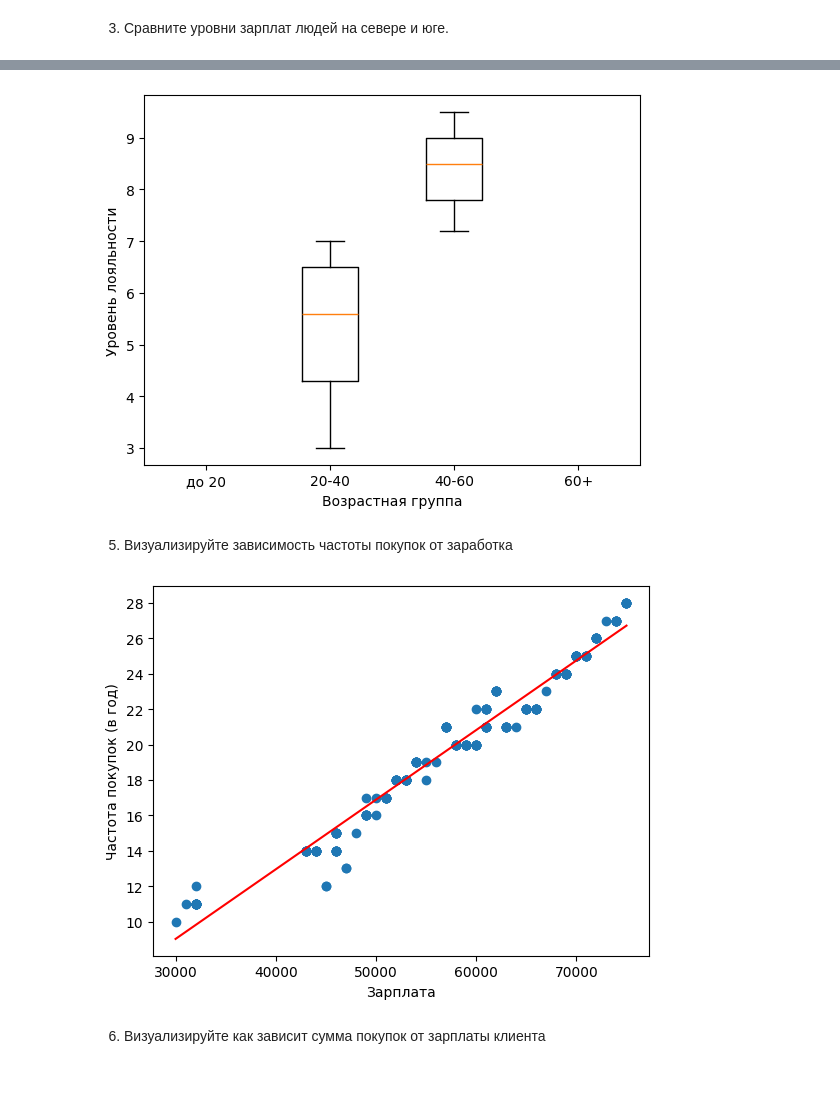
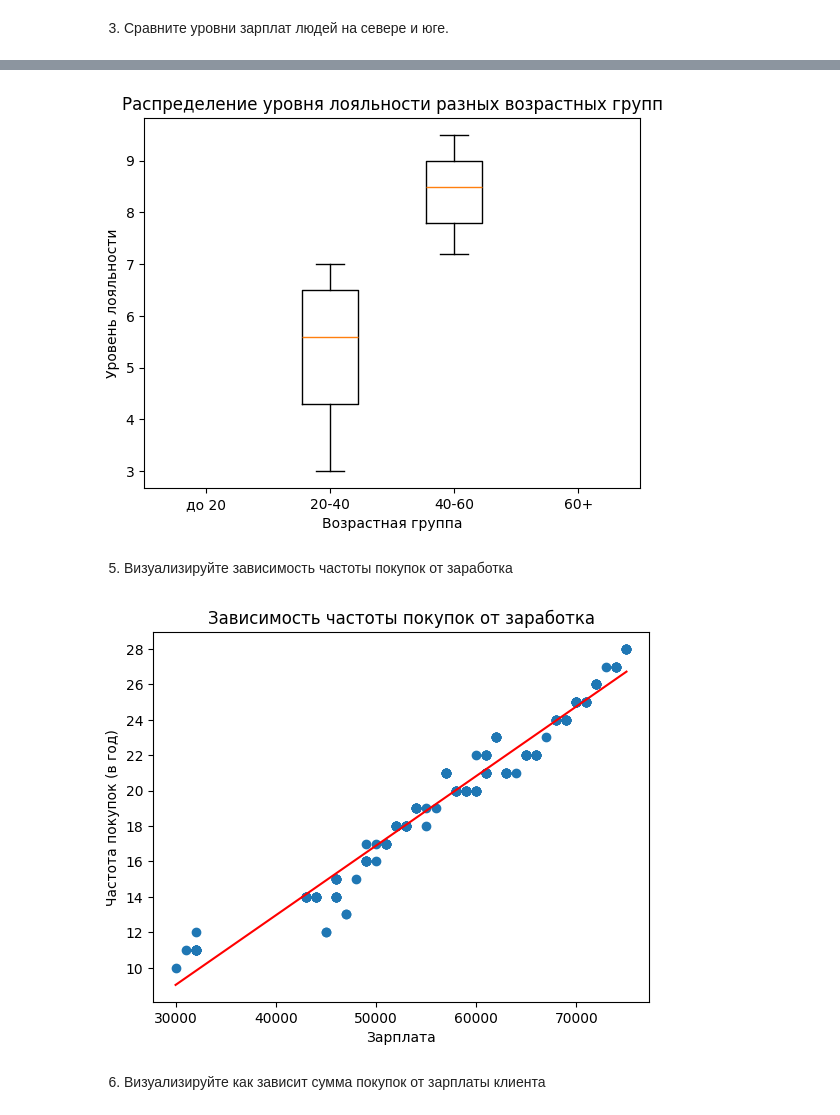
Before and after one commit to zloyaloha/ML, a Jupyter notebook: lab1.ipynb, the cells around one changed output, grey strips where cells are left out. Drawn from its saved outputs; the diff is of its cells as text; code cells hidden in the pictures; blank space fills up the shorter version.

```diff
--- a/lab1.ipynb
+++ b/lab1.ipynb
@@ -343,4 +343,5 @@ plt.show()
 # %%
+plt.title('Распределение уровня лояльности разных возрастных групп')
 df20 = df[df["age"] < 20]["loyalty_score"]
 df2040 = df[(df["age"] >= 20) & (df["age"] < 40)]["loyalty_score"]
 df4060 = df[(df["age"] >= 40) & (df["age"] < 60)]["loyalty_score"]
@@ -352,21 +353,22 @@ plt.xlabel('Возрастная группа')
 plt.ylabel('Уровень лояльности')
 plt.show()
 # %% [output]
-[figure, old version]
+[figure, new version]
 # %% [markdown]
 5. Визуализируйте зависимость частоты покупок от заработка
 # %%
+plt.title('Зависимость частоты покупок от заработка')
 plt.scatter(df["annual_income"], df["purchase_frequency"])
 z = np.polyfit(df["annual_income"], df["purchase_frequency"], 1)
 p = np.poly1d(z)
 x = np.linspace(df["annual_income"].min(), df["annual_income"].max(), 100)
 plt.plot(x, p(x), color='red')
 plt.xlabel('Зарплата')
 plt.ylabel('Частота покупок (в год)')
 plt.yticks(np.arange(10, 29, 2))
 plt.show()
 # %% [output]
-[figure, old version]
+[figure, new version]
 # %% [markdown]
 6. Визуализируйте как зависит сумма покупок от зарплаты клиента
 # %%
```
Also changed, not shown: parts of 8 cells of this notebook.
